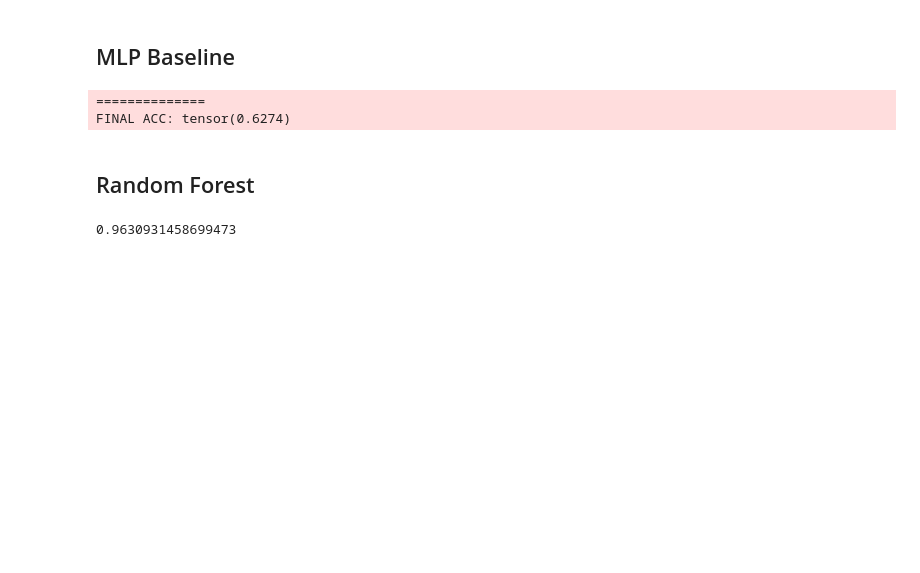
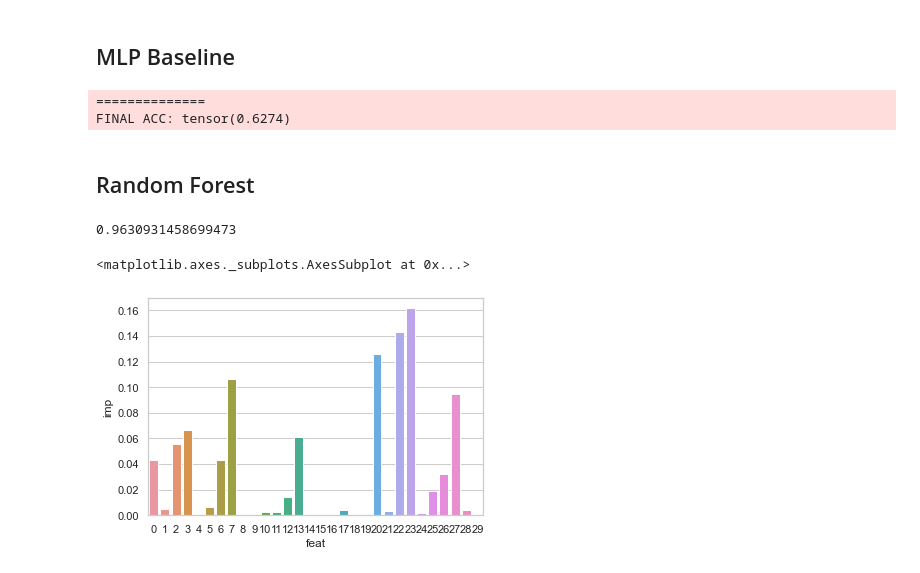
Before and after one commit to shalinkpatel/Deep-Forest, a Jupyter notebook: code/breast/benchmark.ipynb, the cells around one changed output. Saved outputs shown, nothing was run; the diff lists cells and outputs as text; code cells hidden in the pictures; blank space fills up the shorter version.

```diff
--- a/code/breast/benchmark.ipynb
+++ b/code/breast/benchmark.ipynb
@@ -80,3 +93,9 @@ clf.fit(x[:, :].numpy(), y[:].numpy())
 print(clf.score(x[:, :].numpy(), y[:].numpy()))
 # %% [output]
 0.9630931458699473
+# %%
+data = pd.DataFrame({"feat": list(range(30)), "imp": clf.feature_importances_})
+sns.barplot(x="feat", y="imp", data=data)
+# %% [output]
+<matplotlib.axes._subplots.AxesSubplot at 0x...>
+[figure, added]
```
Also changed, not shown: parts of 4 cells of this notebook, 4 other files.
